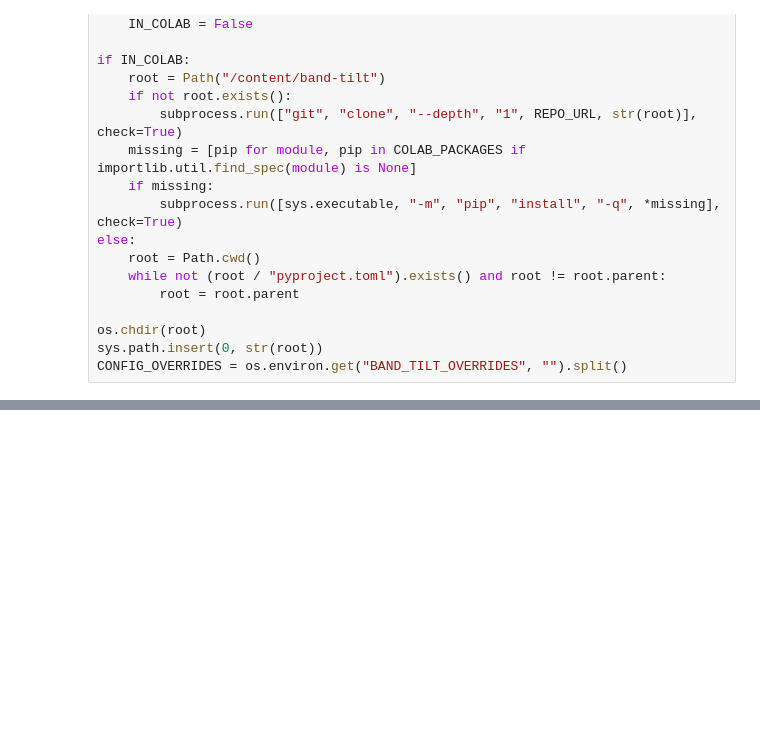
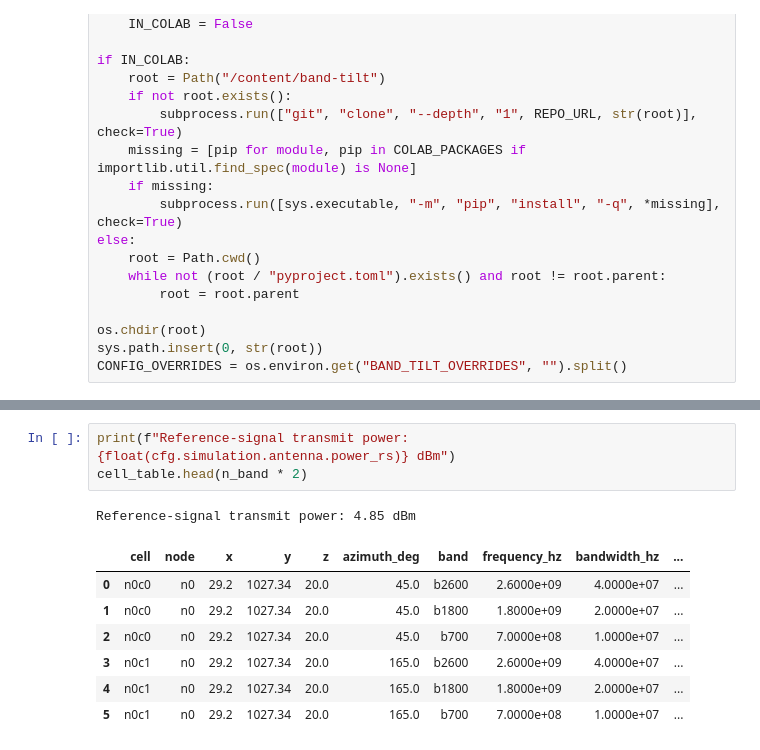
Before and after one commit to NguyenVu04/band-tilt, a Jupyter notebook: notebooks/02_preprocessing.ipynb, the cells around one changed output, grey strips where cells are left out. Cells and saved outputs as stored; diff of their text form; blank space fills up the shorter version.

```diff
--- a/notebooks/02_preprocessing.ipynb
+++ b/notebooks/02_preprocessing.ipynb
@@ -169,0 +107,12 @@ audit
+# %%
+print(f"Reference-signal transmit power: {float(cfg.simulation.antenna.power_rs)} dBm")
+cell_table.head(n_band * 2)
+# %% [output]
+Reference-signal transmit power: 4.85 dBm
+|  | cell | node | x | y | z | azimuth_deg | band | frequency_hz | bandwidth_hz | ... |
+| 0 | n0c0 | n0 | 29.2 | 1027.34 | 20.0 | 45.0 | b2600 | 2.6000e+09 | 4.0000e+07 | ... |
+| 1 | n0c0 | n0 | 29.2 | 1027.34 | 20.0 | 45.0 | b1800 | 1.8000e+09 | 2.0000e+07 | ... |
+| 2 | n0c0 | n0 | 29.2 | 1027.34 | 20.0 | 45.0 | b700 | 7.0000e+08 | 1.0000e+07 | ... |
+| 3 | n0c1 | n0 | 29.2 | 1027.34 | 20.0 | 165.0 | b2600 | 2.6000e+09 | 4.0000e+07 | ... |
+| 4 | n0c1 | n0 | 29.2 | 1027.34 | 20.0 | 165.0 | b1800 | 1.8000e+09 | 2.0000e+07 | ... |
+| 5 | n0c1 | n0 | 29.2 | 1027.34 | 20.0 | 165.0 | b700 | 7.0000e+08 | 1.0000e+07 | ... |
```
Also changed, not shown: parts of 46 cells of this notebook, 26 other files.
